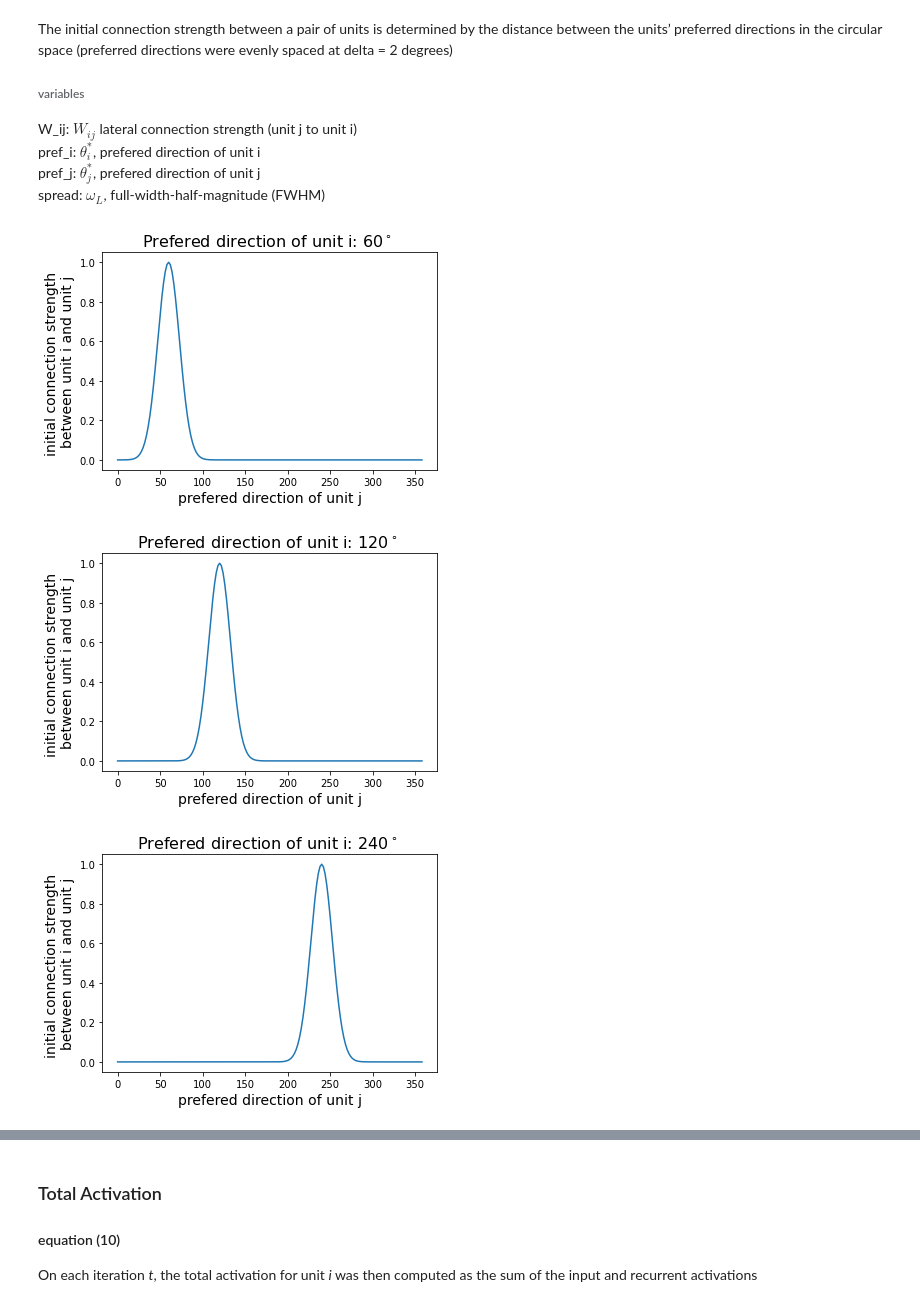
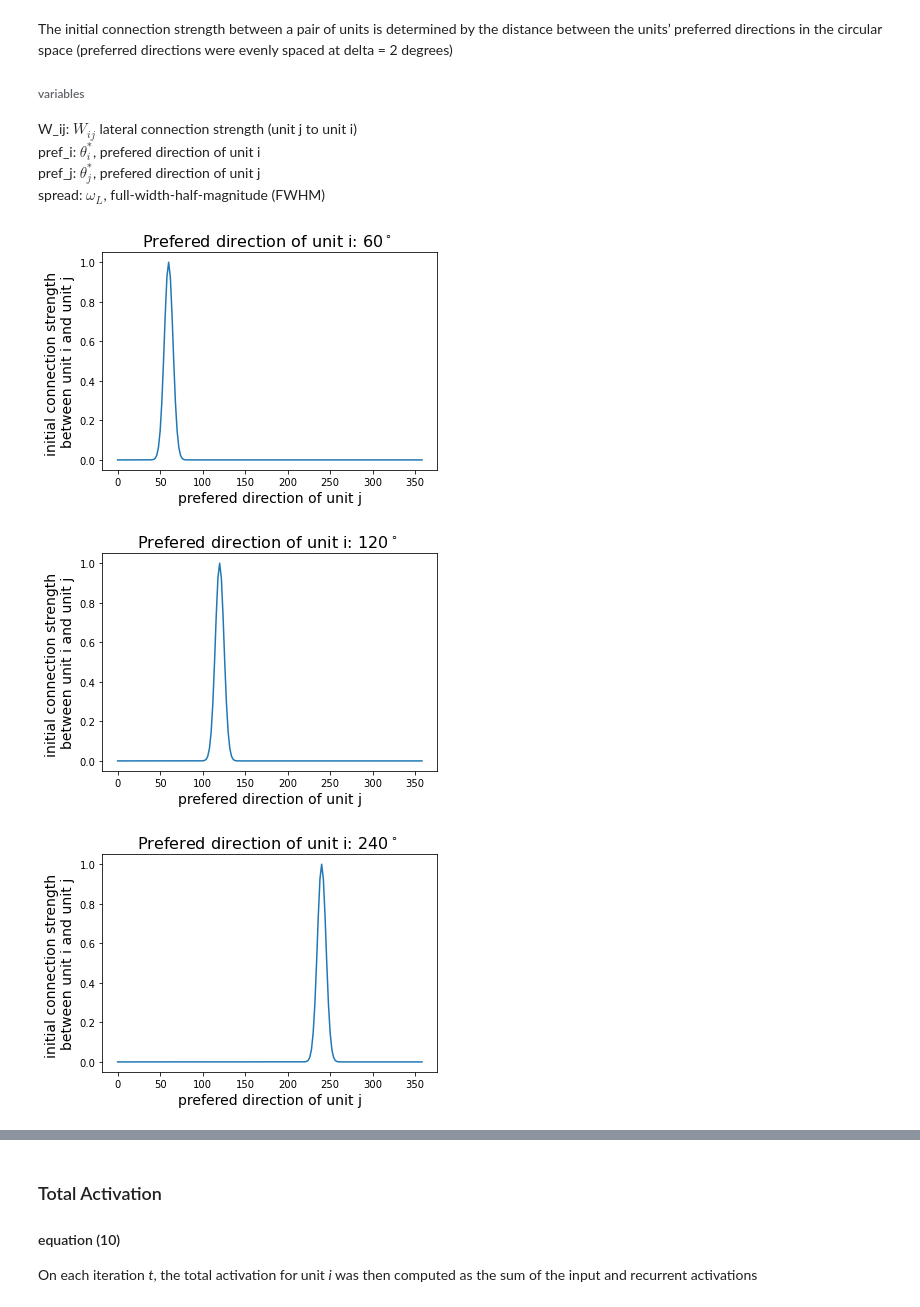
Before and after one commit to mwprestonjr/verstynen_2011_rpl, a Jupyter notebook: notebooks/verstynen_2011.ipynb, the cells around one changed output, grey strips where cells are left out. Saved outputs shown, nothing was run; the diff lists cells and outputs as text; code cells hidden in the pictures.

```diff
--- a/notebooks/verstynen_2011.ipynb
+++ b/notebooks/verstynen_2011.ipynb
@@ -67,33 +67,33 @@ spread: *$\omega_L$*, full-width-half-magnitude (FWHM)
 # %%
 # define lateral connection strength function
 
-def connection_strength(pref_i, pref_j, spread=30):
+def connection_strength(pref_i, pref_j, spread=12):
     W_ij = np.exp(-np.log(2) * ((pref_i-pref_j) / (spread/2))**2)
     return W_ij
 # %%
 # Plot activation profile for and example unit
 
-def plot_connection_strength_profile(pref_i, spread=30):
+def plot_connection_strength_profile(pref_i, spread=12):
     # calculate connection
     pref_j = np.arange(0,360,2)
     W_ij = np.zeros(len(pref_j))
 
     for j in range(len(pref_j)):
         W_ij[j] = connection_strength(pref_i, pref_j[j], spread)
 
     # plot input activation
     ax, fig = plt.subplots()
     plt.plot(pref_j, W_ij)
     plt.xlabel('prefered direction of unit j', fontsize=14)
     plt.ylabel('initial connection strength \nbetween unit i and unit j', fontsize=14)
     plt.title('Prefered direction of unit i: %d$^\circ$ ' %pref_i, fontsize=16)
 
 for pref_i in[60, 120, 240]:
-    plot_connection_strength_profile(pref_i, spread=30)
+    plot_connection_strength_profile(pref_i, spread=12)
 # %% [output]
-[figure, old version]
+[figure, new version]
-[figure, old version]
+[figure, new version]
-[figure, old version]
+[figure, new version]
 # %%
 # create and plot an example initial weight matrix
 
```
Also changed, not shown: parts of 7 cells of this notebook.
